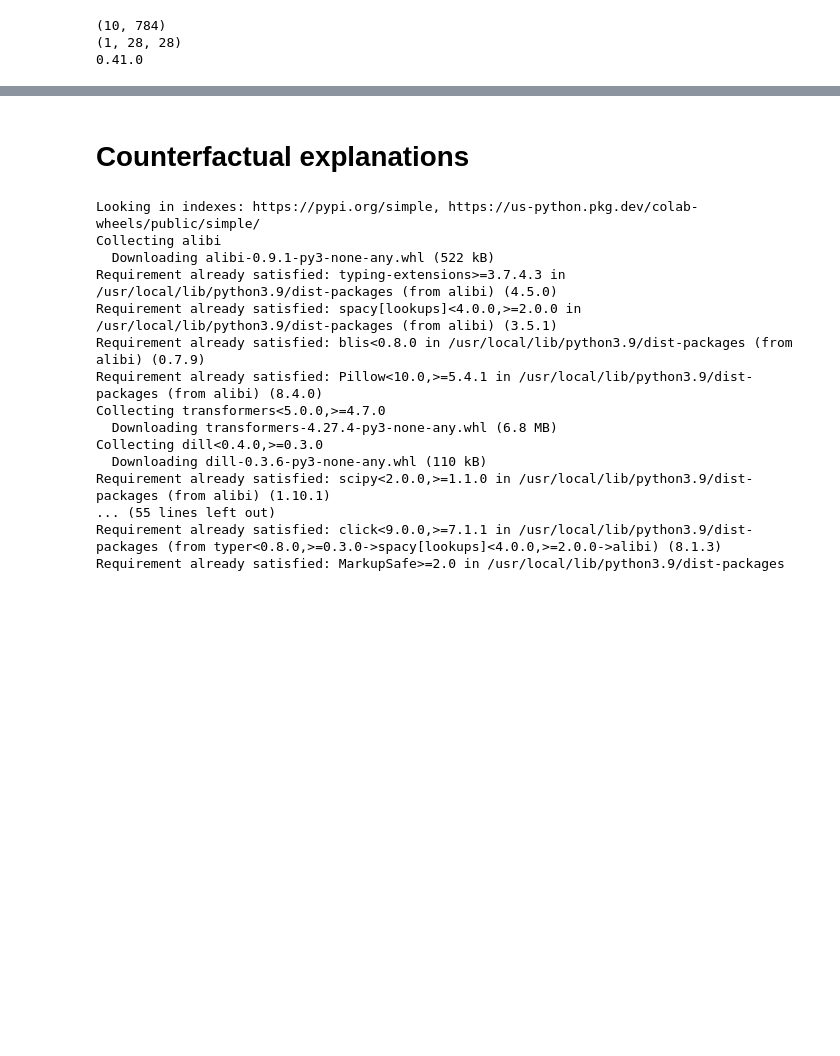
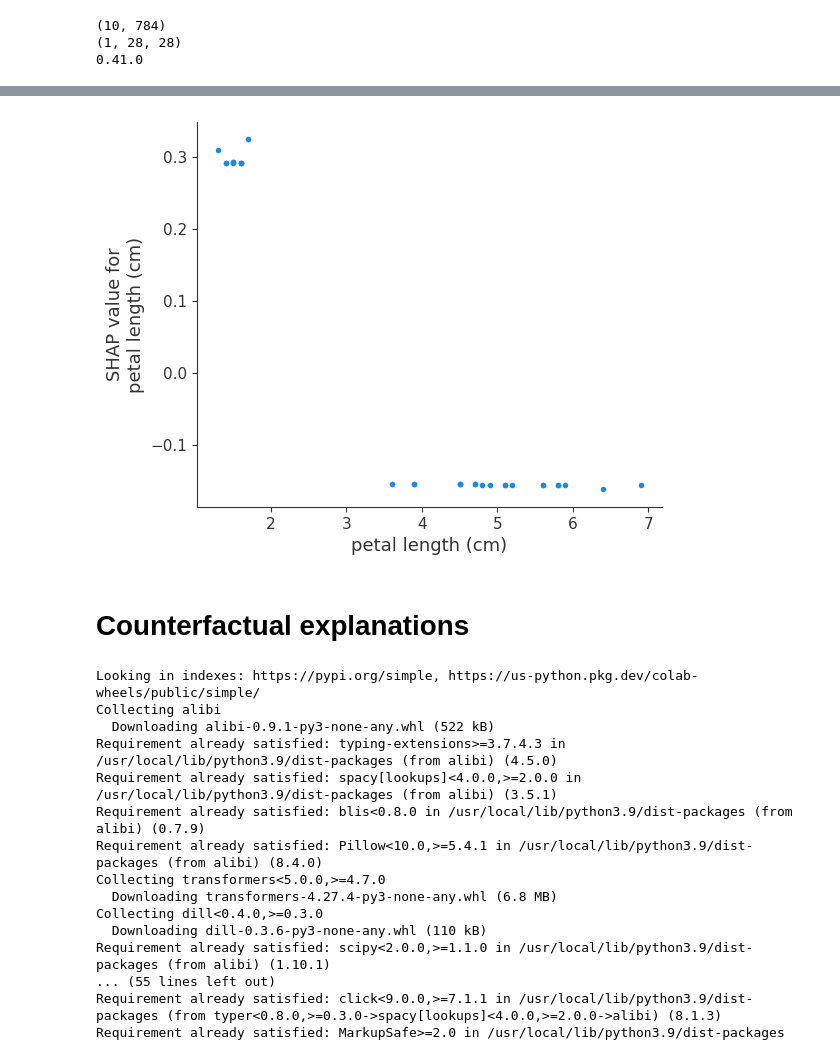
Before and after one commit to mobile-cloud-computing/XAIMethodsAnalysis, a Jupyter notebook: XAIANAlysis.ipynb, the cells around one changed output, grey strips where cells are left out. Cells and saved outputs as stored; diff of their text form; code cells hidden in the pictures; blank space fills up the shorter version.

```diff
--- a/XAIANAlysis.ipynb
+++ b/XAIANAlysis.ipynb
@@ -239,3 +317,8 @@ except Exception as e:
+# %%
+# Generate a dependence plot
+shap.dependence_plot('petal length (cm)', shap_values[0], X_test, interaction_index=None, feature_names=iris.feature_names)
+# %% [output]
+[figure, added]
 # %% [markdown]
 # **Counterfactual explanations**
 # %%
```
Also changed, not shown: parts of 10 cells of this notebook.
